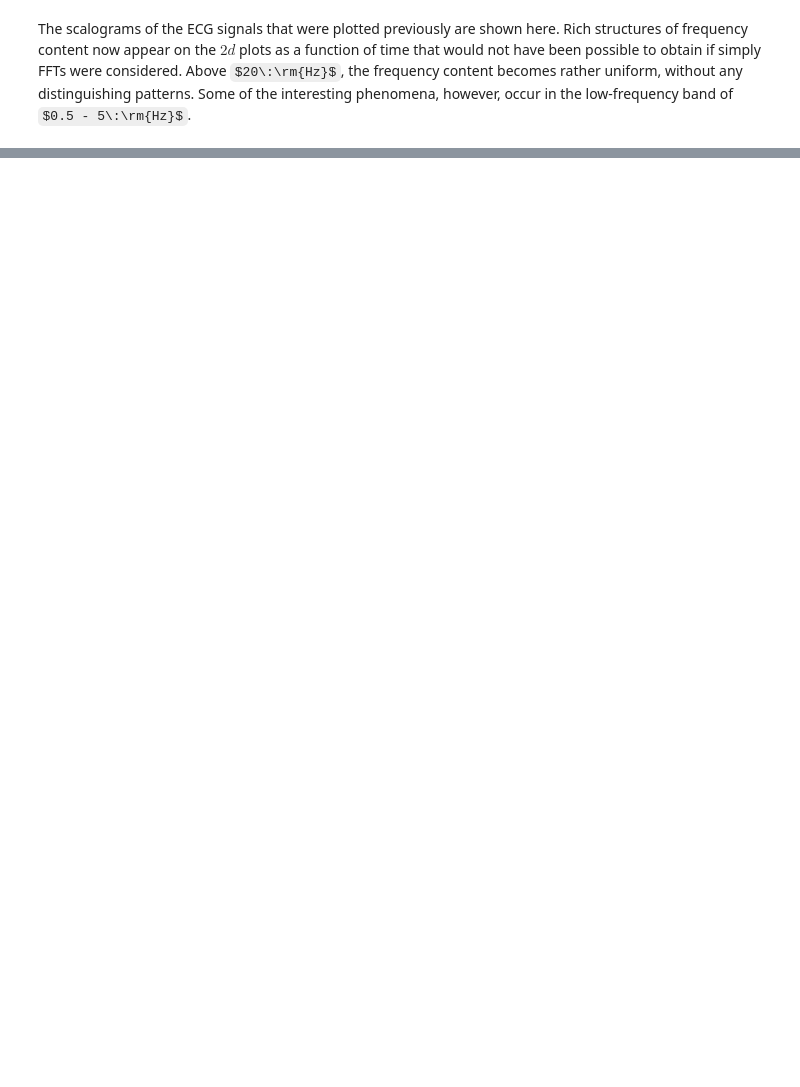
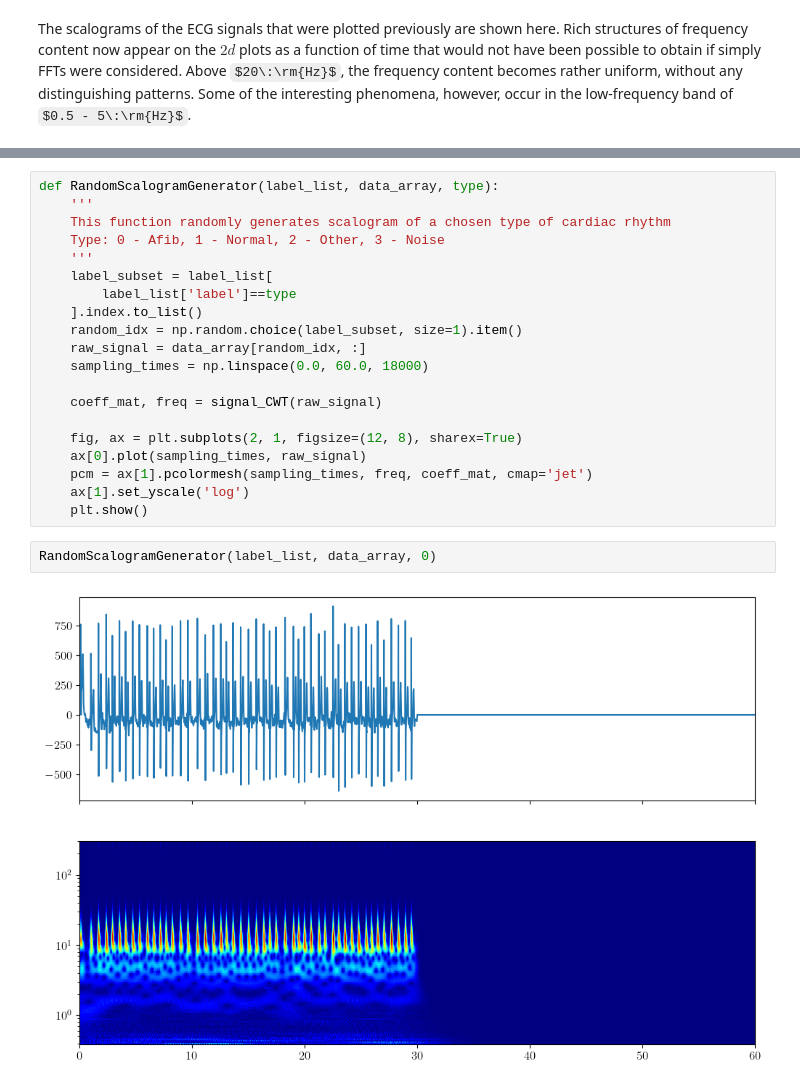
Before and after one commit to RM503/AFibClassifier-PyTorch, a Jupyter notebook: notebooks/notebook.ipynb, the cells around one changed output, grey strips where cells are left out. Drawn from its saved outputs; the diff is of its cells as text; some formulas as TeX source; blank space fills up the shorter version.

```diff
--- a/notebooks/notebook.ipynb
+++ b/notebooks/notebook.ipynb
@@ -390,0 +405,24 @@ plt.show()
+# %%
+def RandomScalogramGenerator(label_list, data_array, type):
+    '''
+    This function randomly generates scalogram of a chosen type of cardiac rhythm
+    Type: 0 - Afib, 1 - Normal, 2 - Other, 3 - Noise
+    '''
+    label_subset = label_list[
+        label_list['label']==type
+    ].index.to_list()
+    random_idx = np.random.choice(label_subset, size=1).item()
+    raw_signal = data_array[random_idx, :]
+    sampling_times = np.linspace(0.0, 60.0, 18000)
+
+    coeff_mat, freq = signal_CWT(raw_signal)
+
+    fig, ax = plt.subplots(2, 1, figsize=(12, 8), sharex=True)
+    ax[0].plot(sampling_times, raw_signal)
+    pcm = ax[1].pcolormesh(sampling_times, freq, coeff_mat, cmap='jet')
+    ax[1].set_yscale('log')
+    plt.show()
+# %%
+RandomScalogramGenerator(label_list, data_array, 0)
+# %% [output]
+[figure, added]
```
Also changed, not shown: parts of 11 cells of this notebook, 2 other files.
